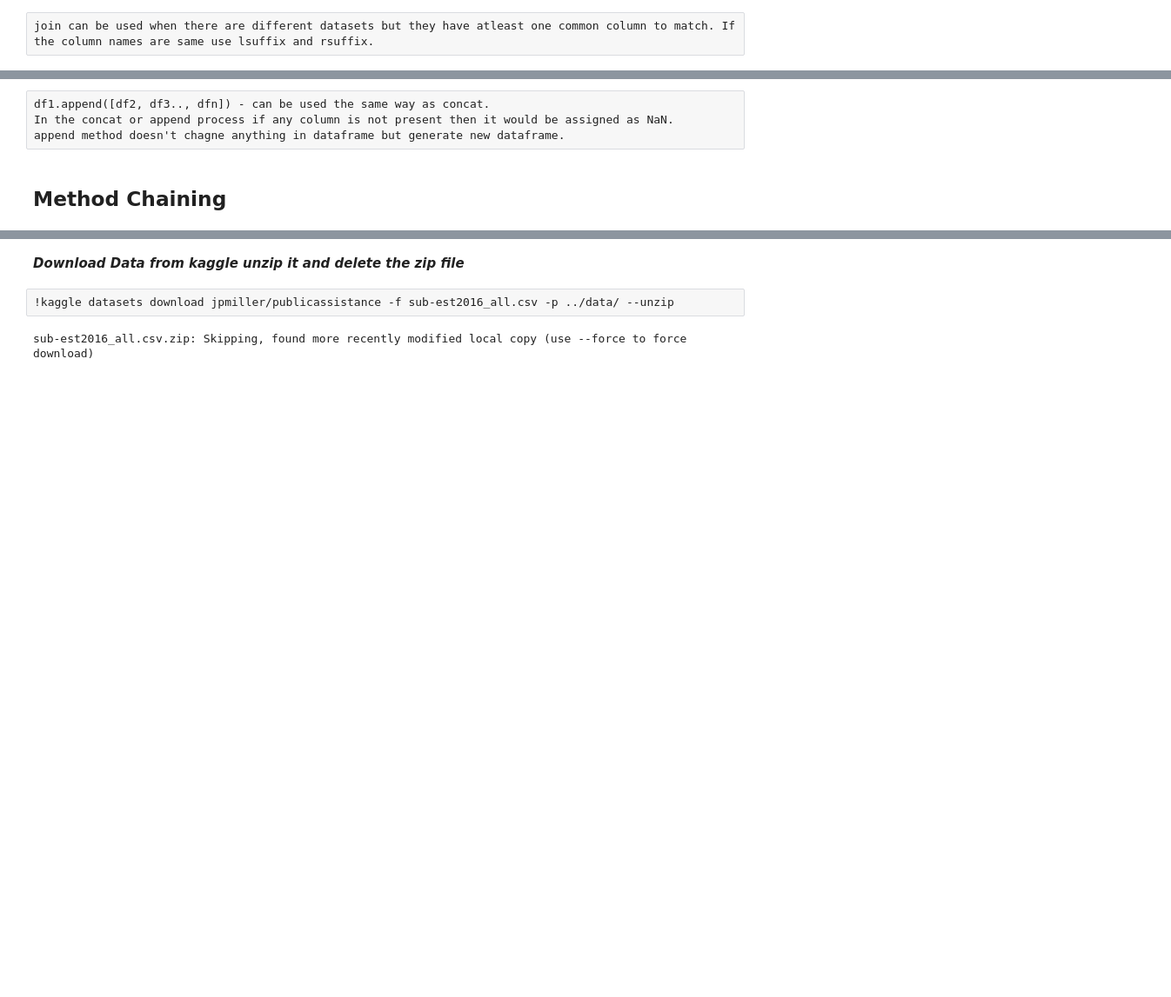
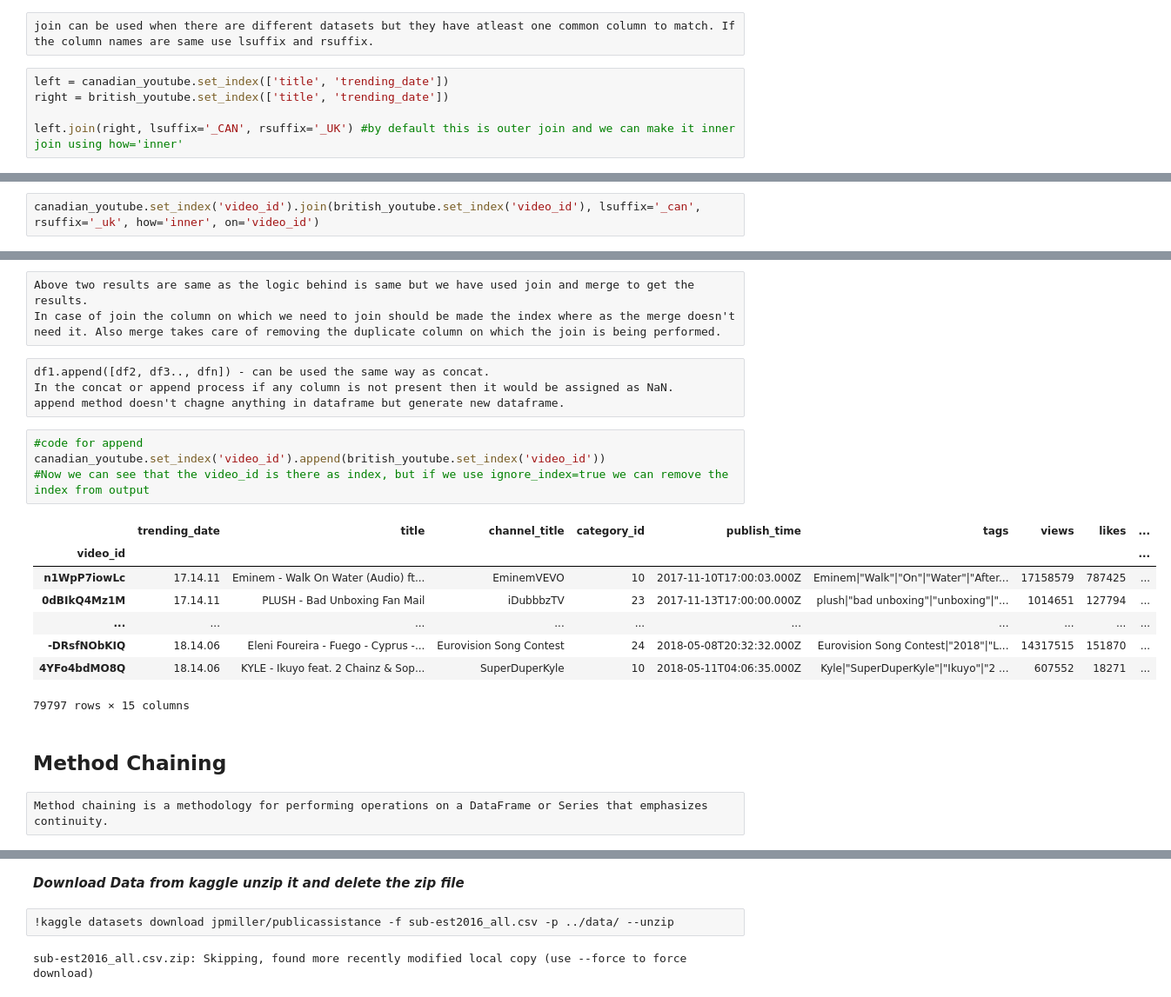
Before and after one commit to rameshsinghds/100DaysofDS-with-python, a Jupyter notebook: Notebooks/Python_Numpy_Pandas.ipynb, the cells around one changed output, grey strips where cells are left out. Shown at 87% size. Saved outputs shown, nothing was run; the diff lists cells and outputs as text; blank space fills up the shorter version.

Commit message:
Adding more content in Pandas: Join, Merge, append and Pipe commands

```diff
--- a/Notebooks/Python_Numpy_Pandas.ipynb
+++ b/Notebooks/Python_Numpy_Pandas.ipynb
@@ -285,2 +341,7 @@ join_axes can also be mentioned to use as primary key
 # %% [raw]
 join can be used when there are different datasets but they have atleast one common column to match. If the column names are same use lsuffix and rsuffix.
+# %%
+left = canadian_youtube.set_index(['title', 'trending_date'])
+right = british_youtube.set_index(['title', 'trending_date'])
+
+left.join(right, lsuffix='_CAN', rsuffix='_UK') #by default this is outer join and we can make it inner join using how='inner'
@@ -286,0 +357,2 @@ join can be used when there are different datasets but they have atleast one com
+# %%
+canadian_youtube.set_index('video_id').join(british_youtube.set_index('video_id'), lsuffix='_can', rsuffix='_uk', how='inner', on='video_id')
@@ -287,6 +379,24 @@ join can be used when there are different datasets but they have atleast one com
+# %% [raw]
+Above two results are same as the logic behind is same but we have used join and merge to get the results.
+In case of join the column on which we need to join should be made the index where as the merge doesn't need it. Also merge takes care of removing the duplicate column on which the join is being performed.
 # %% [raw]
 df1.append([df2, df3.., dfn]) - can be used the same way as concat.
 In the concat or append process if any column is not present then it would be assigned as NaN.
 append method doesn't chagne anything in dataframe but generate new dataframe.
+# %%
+#code for append
+canadian_youtube.set_index('video_id').append(british_youtube.set_index('video_id'))
+#Now we can see that the video_id is there as index, but if we use ignore_index=true we can remove the index from output
+# %% [output]
+|  | trending_date | title | channel_title | category_id | publish_time | tags | views | likes | ... |
+| video_id |  |  |  |  |  |  |  |  | ... |
+| n1WpP7iowLc | 17.14.11 | Eminem - Walk On Water (Audio) ft... | EminemVEVO | 10 | 2017-11-10T17:00:03.000Z | Eminem|"Walk"|"On"|"Water"|"After... | 17158579 | 787425 | ... |
+| 0dBIkQ4Mz1M | 17.14.11 | PLUSH - Bad Unboxing Fan Mail | iDubbbzTV | 23 | 2017-11-13T17:00:00.000Z | plush|"bad unboxing"|"unboxing"|"... | 1014651 | 127794 | ... |
+| ... | ... | ... | ... | ... | ... | ... | ... | ... | ... |
+| -DRsfNObKIQ | 18.14.06 | Eleni Foureira - Fuego - Cyprus -... | Eurovision Song Contest | 24 | 2018-05-08T20:32:32.000Z | Eurovision Song Contest|"2018"|"L... | 14317515 | 151870 | ... |
+| 4YFo4bdMO8Q | 18.14.06 | KYLE - Ikuyo feat. 2 Chainz & Sop... | SuperDuperKyle | 10 | 2018-05-11T04:06:35.000Z | Kyle|"SuperDuperKyle"|"Ikuyo"|"2 ... | 607552 | 18271 | ... |
+79797 rows × 15 columns
 # %% [markdown]
 ## Method Chaining
+# %% [raw]
+Method chaining is a methodology for performing operations on a DataFrame or Series that emphasizes continuity.
```
Also changed, not shown: parts of 19 cells of this notebook.
